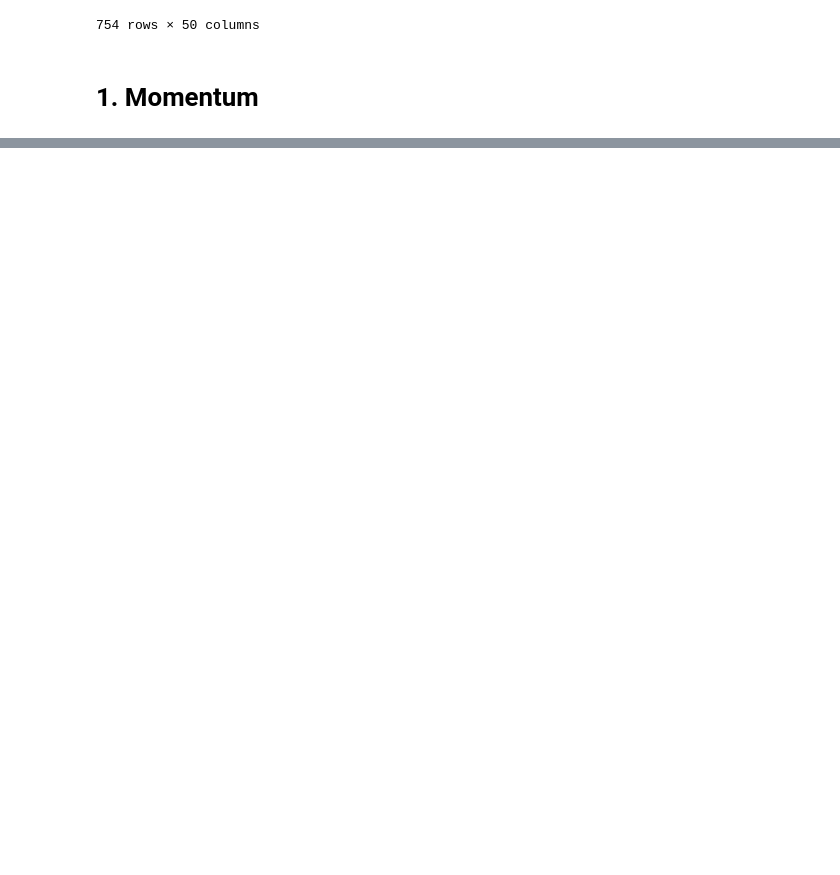
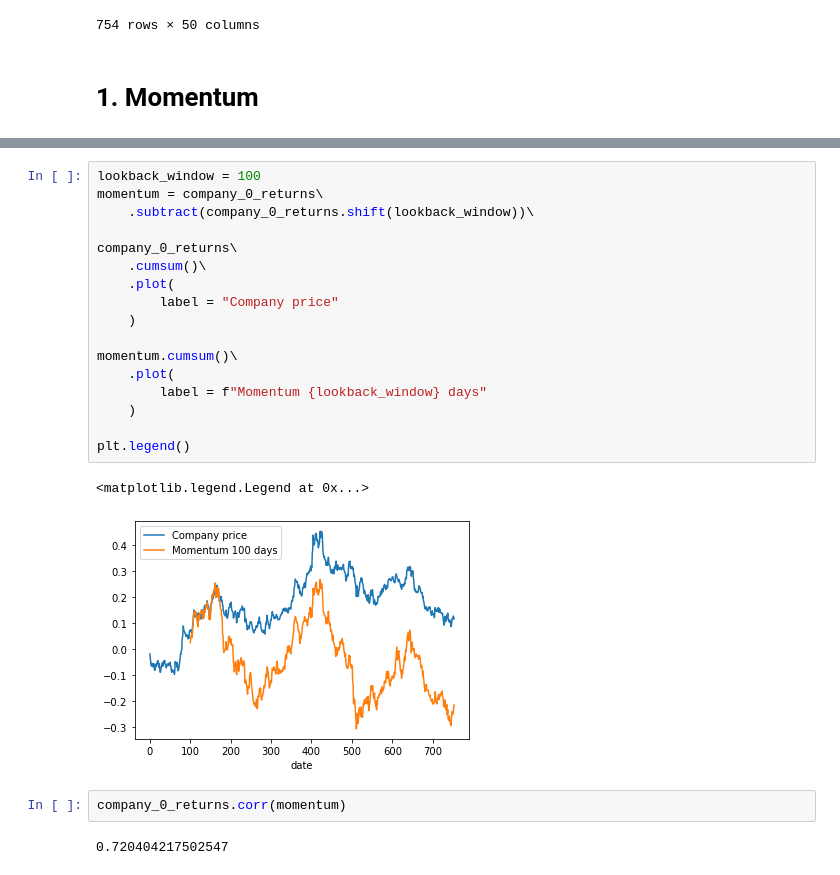
Before and after one commit to peulsilva/qrt-2022-challenge, a Jupyter notebook: notebooks/02-feature_extractor.ipynb, the cells around one changed output, grey strips where cells are left out. Cells and saved outputs as stored; diff of their text form; blank space fills up the shorter version.

```diff
--- a/notebooks/02-feature_extractor.ipynb
+++ b/notebooks/02-feature_extractor.ipynb
@@ -92,0 +100,24 @@ X
+# %%
+lookback_window = 100
+momentum = company_0_returns\
+    .subtract(company_0_returns.shift(lookback_window))\
+
+company_0_returns\
+    .cumsum()\
+    .plot(
+        label = "Company price"
+    )
+
+momentum.cumsum()\
+    .plot(
+        label = f"Momentum {lookback_window} days"
+    )
+
+plt.legend()
+# %% [output]
+<matplotlib.legend.Legend at 0x...>
+[figure, added]
+# %%
+company_0_returns.corr(momentum)
+# %% [output]
+0.720404217502547
```
Also changed, not shown: parts of 14 cells of this notebook.
